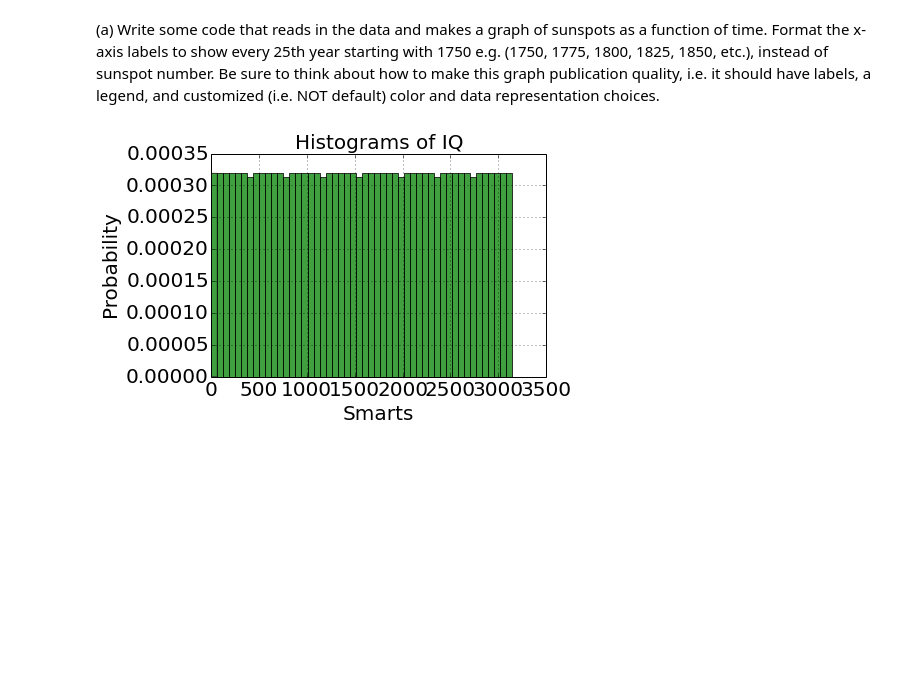
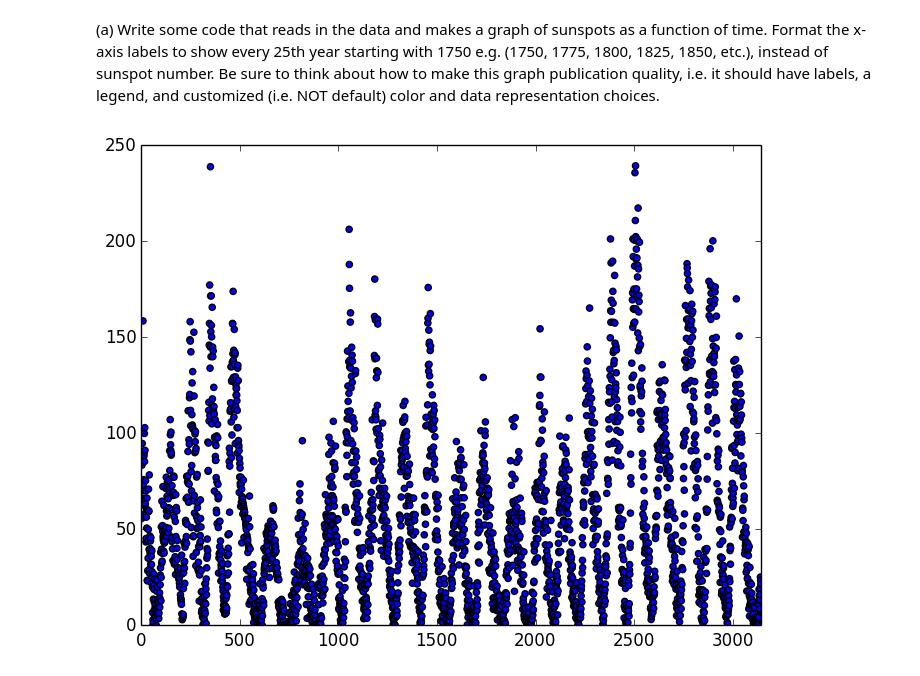
Before and after one commit to znlevine/PHYS202-S14, a Jupyter notebook: Graphics/GraphicsExercises.ipynb, the cells around one changed output. Cells and saved outputs as stored; diff of their text form; code cells hidden in the pictures; blank space fills up the shorter version.

```diff
--- a/Graphics/GraphicsExercises.ipynb
+++ b/Graphics/GraphicsExercises.ipynb
@@ -130,18 +234,12 @@ print month,spots
    3.14100000e+03   3.14200000e+03] [ 58.   62.6  70.  ...,  25.2  23.5  21.6]
 # %% [markdown]
 (a) Write some code that reads in the data and makes a graph of sunspots as a function of time. Format the x-axis labels to show every 25th year starting with 1750 e.g. (1750, 1775, 1800, 1825, 1850, etc.), instead of sunspot number. Be sure to think about how to make this graph publication quality, i.e. it should have labels, a legend, and customized (i.e. NOT default) color and data representation choices.
-# %%
-x=month
-y=spots
-
-n,bins,patches=plt.hist(x,50,normed=1,facecolor='g',alpha=.75)
-plt.xlabel('Smarts',fontsize=20)
-plt.ylabel('Probability',fontsize=20)
-plt.title('Histograms of IQ',fontsize=20)
-
-#plt.text(45,.027,r'$\mu=100,\ \sigma=15$',fontsize=20)
-plt.xticks(fontsize=20)
-plt.yticks(fontsize=20)
-plt.grid();
-# %% [output]
-[figure, removed]
+# %%
+x=month
+y=spots
+
+plt.scatter(x,y);
+plt.axis([0,3143,0,250])
+plt.show()
+# %% [output]
+[figure, added]
```
Also changed, not shown: parts of 2 cells of this notebook, 5 other files.
